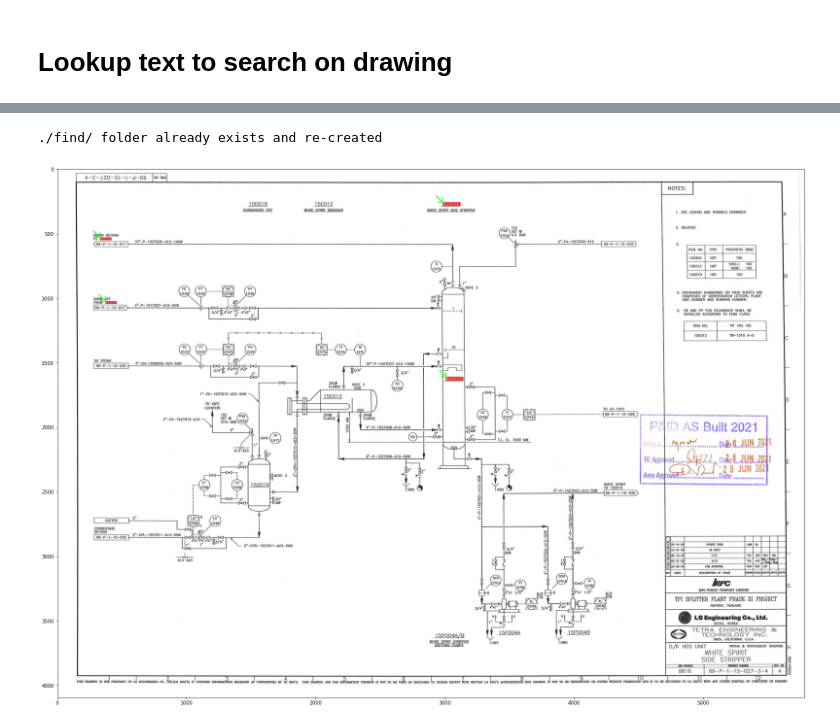
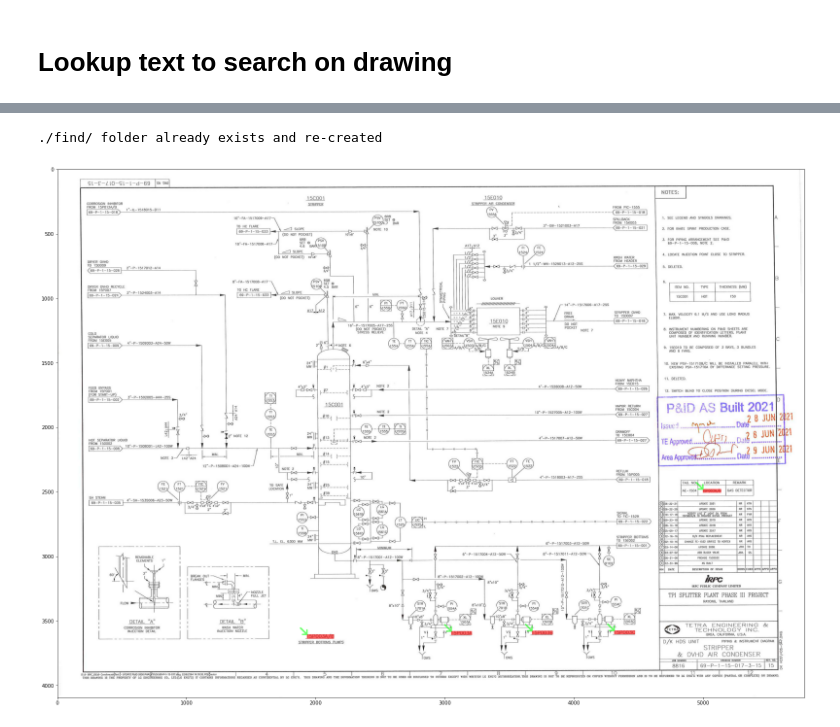
Before and after one commit to chanathipea/Image2Text, a Jupyter notebook: search_text_in_dwg.ipynb, the cells around one changed output, grey strips where cells are left out. Drawn from its saved outputs; the diff is of its cells as text; code cells hidden in the pictures.

```diff
--- a/search_text_in_dwg.ipynb
+++ b/search_text_in_dwg.ipynb
@@ -37,7 +37,8 @@ def cv2_imread_win(img_filepath, np):
 # %%
 # lookup = '15E020'
 # lookup = '15C001'
-lookup = '15C00'
+# lookup = '15C00'
+lookup = '15P003'
 
 def find_text(lookup):
     return df[df.text.str.contains(lookup,na=False)]
@@ -71,27 +76,27 @@ lookup_file_name = lookup_file_name.file_name
 # %%
-pic = 11
+pic = 2
 a = lookup_df[lookup_df.file_name==lookup_file_name[pic]].values
 read_folder = r'./images/'
 save_folder = r'./find/'
 makedir(save_folder)
 file = lookup_file_name[pic]
 image = read_folder+lookup_file_name[pic]
 img0 = cv2_imread_win(image,np)
 img = img0.copy()
 # plt.figure(figsize=(30,20))
 for fn,id,text,x1,y1,x2,y2 in tqdm_notebook(a):
     cv2.rectangle(img, (x1, y1), (x2, y2), (255, 0, 0), -1)
 
     img = cv2.arrowedLine(img, (x1-50,y1-50), (x1,y1),
                                          color=(0, 255, 0), thickness=9, tipLength = 0.5)
 alpha = 0.6  # Transparency factor.
 # Following line overlays transparent rectangle over the image
 img = cv2.addWeighted(img, alpha, img0, 1 - alpha, 0)
 # print((x1, y1), (x2, y2))
 plt.figure(figsize=(30,20))
 plt.imshow(img)
 # plt.show();
 plt.imsave(save_folder+file,img)
 # %% [output]
 ./find/ folder already exists and re-created
-[figure, old version]
+[figure, new version]
```
Also changed, not shown: parts of 2 cells of this notebook.
